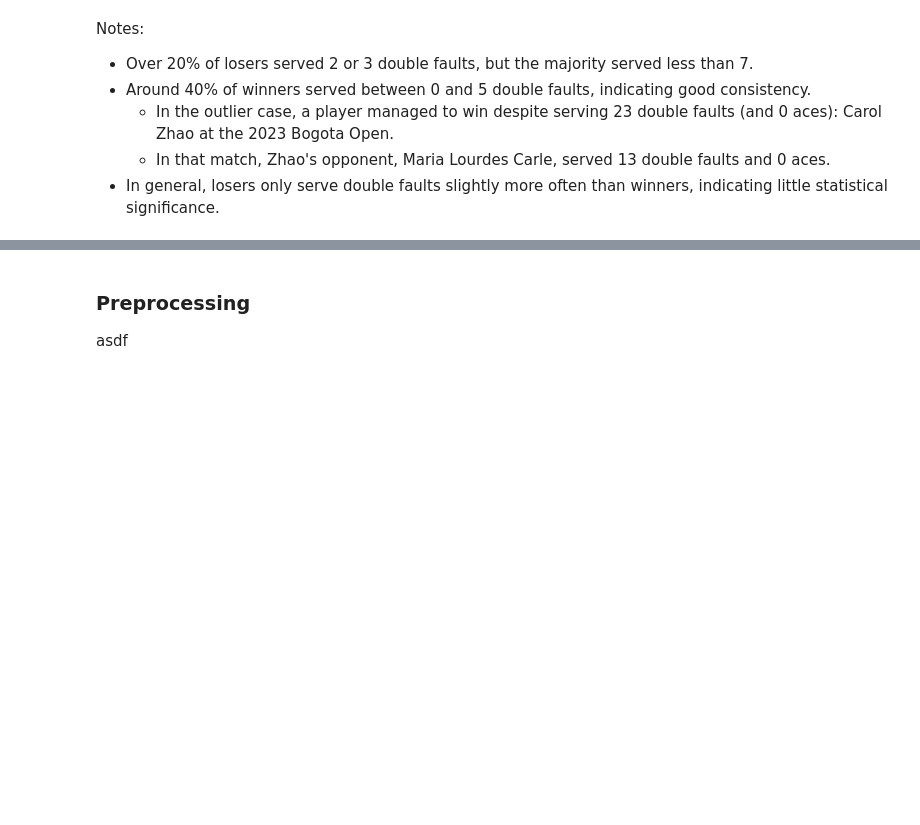
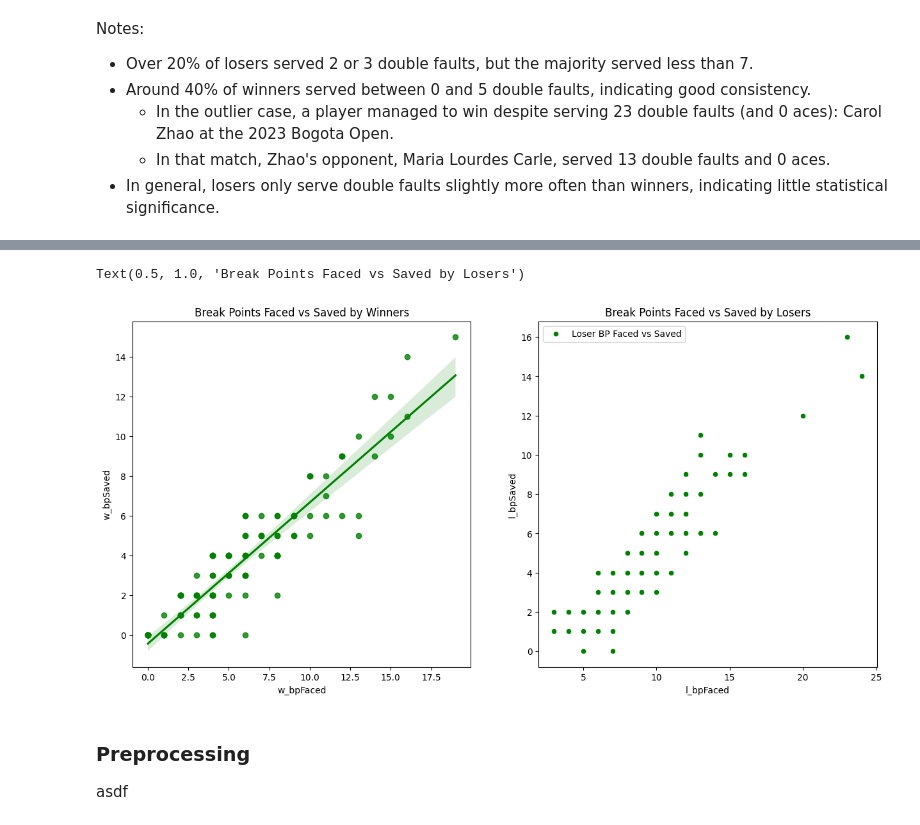
Before and after one commit to AnnambhotlaK/mlproject, a Jupyter notebook: notebook/wta_match_eda.ipynb, the cells around one changed output, grey strips where cells are left out. Saved outputs shown, nothing was run; the diff lists cells and outputs as text; code cells hidden in the pictures; blank space fills up the shorter version.

```diff
--- a/notebook/wta_match_eda.ipynb
+++ b/notebook/wta_match_eda.ipynb
@@ -300,3 +324,18 @@ Notes:
+# %%
+# Visualize break points faced and saved for winners and losers
+# We would expect winners to save a higher percentage of break points faced than losers.
+fig, axs = plt.subplots(1, 2, figsize=(15, 7))
+plt.subplot(121)
+#sns.scatterplot(w_stats['w_bpFaced'], color='green', label='Winner BP Faced', kde=True, stat="density", linewidth=0)
+sns.regplot(x=w_stats['w_bpFaced'], y=w_stats['w_bpSaved'], color='green', label='Winner BP Faced vs Saved')
+plt.title('Break Points Faced vs Saved by Winners')
+
+plt.subplot(122)
+sns.regplot(x=l_stats['l_bpFaced'], y=l_stats['l_bpSaved'], color='green', label='Loser BP Faced vs Saved')
+plt.title('Break Points Faced vs Saved by Losers')
+# %% [output]
+Text(0.5, 1.0, 'Break Points Faced vs Saved by Losers')
+[figure, added]
 # %% [markdown]
 ### **Preprocessing**
 
```
Also changed, not shown: parts of 4 cells of this notebook.
